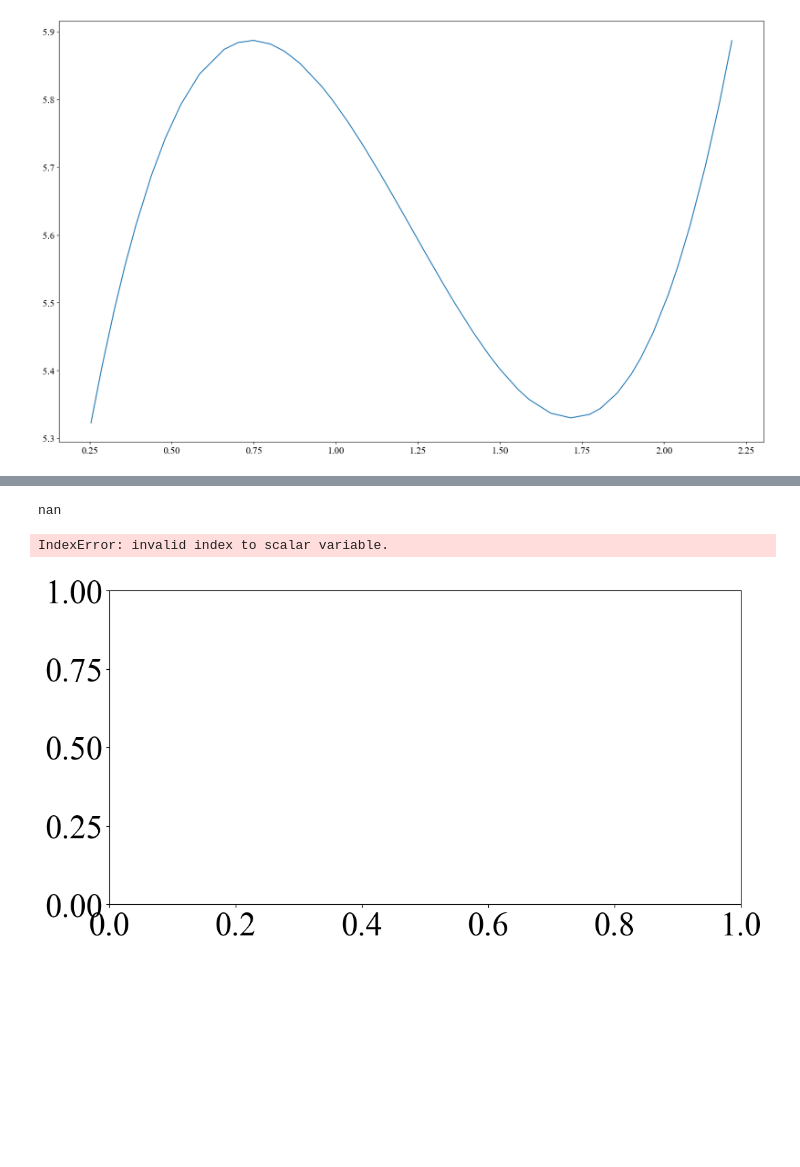
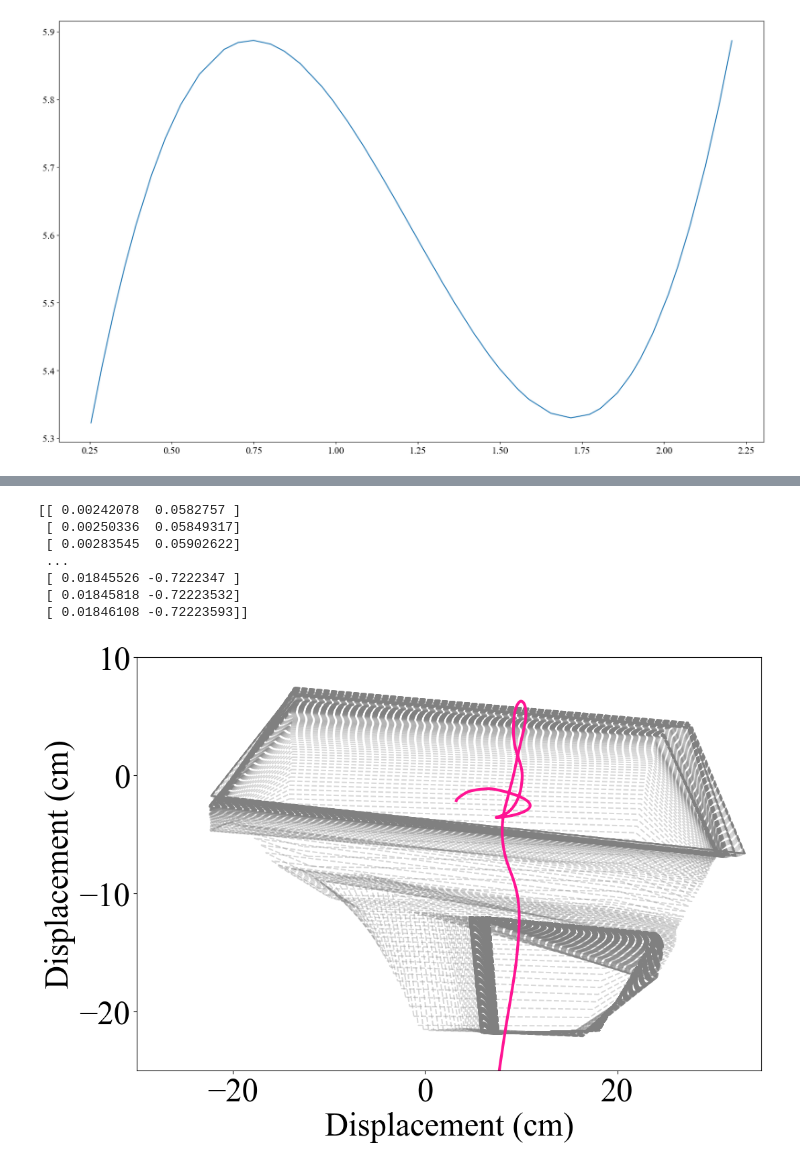
Before and after one commit to cherylwang20/MyoLeg_Sarcopenia, a Jupyter notebook: plotting_results.ipynb, the cells around one changed output, grey strips where cells are left out. Drawn from its saved outputs; the diff is of its cells as text; code cells hidden in the pictures; blank space fills up the shorter version.

```diff
--- a/plotting_results.ipynb
+++ b/plotting_results.ipynb
@@ -9,7 +9,7 @@ import math
 from matplotlib.lines import Line2D
 import matplotlib.colors as mcolors
 
-sarco =  True
+sarco =  False
 fatigue = False
 
 if sarco:
@@ -375,29 +400,34 @@ def convexhull(p):
 # %%
 ### now we try to understand what is the relationship between COM and the BoS.
 
-fig, axes = plt.subplots(ncols=1, nrows=1, figsize = (12, 6))
+fig, axes = plt.subplots(ncols=1, nrows=1, figsize = (12, 8))
 
 bos_mean = []
 com_traj = []
 for m in fall:
     bos_mean.append(m['bodyInfo']['bos'][100:])#[-1]#.reshape(2, 4).T
     #print(bos_final)
     com_traj.append(m["bodyInfo"]["com"])
 bos_final = np.mean(bos_mean, axis = 0)
 com_final = np.mean(com_traj, axis = 0)
 
 print(com_final)
 for i in range(900):
     bos = bos_final[i].reshape(2, 5)
     #print(bos)
     plt.plot(bos[0]*100+ 3, bos[1]*100 - 8, alpha = 0.3, linestyle = 'dashed', color = 'grey')
 plt.plot(com_final[:,0]*100+3, com_final[:,1]*100 - 8, linewidth = 3, color = 'deeppink')
 plt.ylabel('Displacement (cm)')
 plt.xlabel('Displacement (cm)')
 plt.ylim([-25, 10])
 plt.xlim([-30, 35])
 plt.show()
 # %% [output]
-nan
+[[ 0.00242078  0.0582757 ]
+ [ 0.00250336  0.05849317]
+ [ 0.00283545  0.05902622]
+ ...
+ [ 0.01845526 -0.7222347 ]
+ [ 0.01845818 -0.72223532]
+ [ 0.01846108 -0.72223593]]
-IndexError: invalid index to scalar variable.
-[figure, old version]
+[figure, new version]
```
Also changed, not shown: parts of 6 cells of this notebook, 21 other files.
